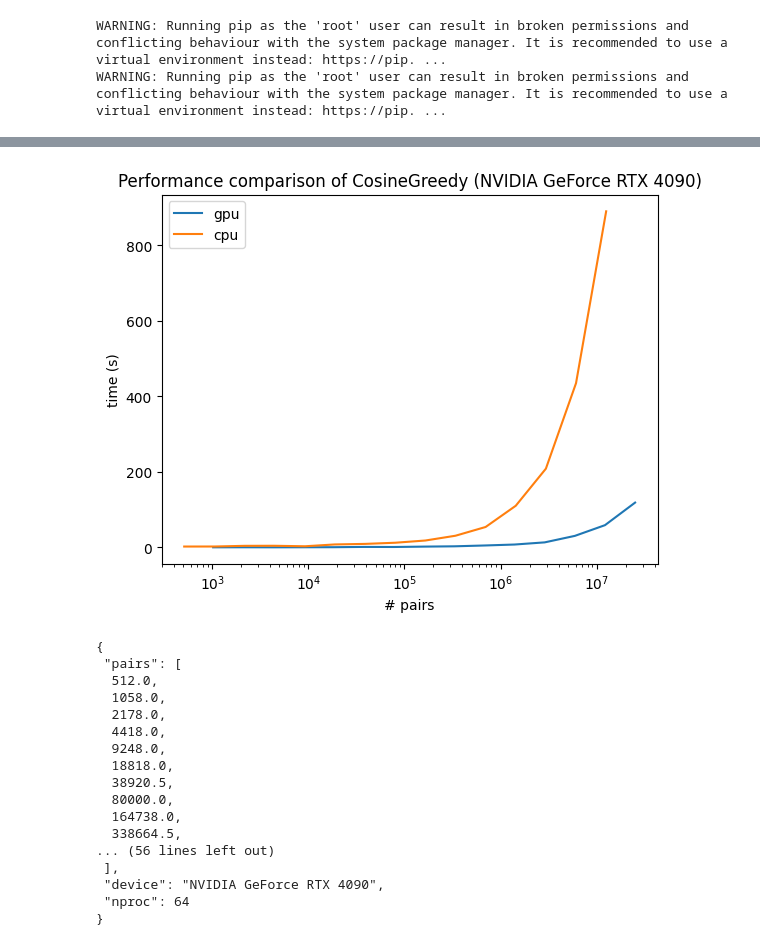
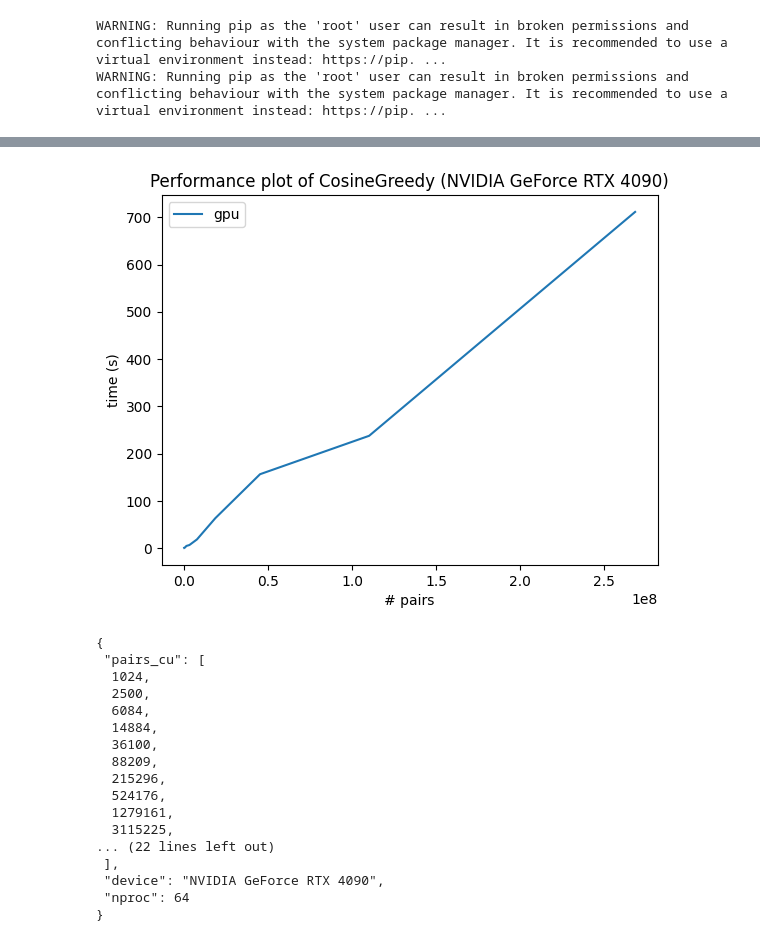
Before and after one commit to tornikeo/cosine-similarity, a Jupyter notebook: notebooks/performance/default_params_on_rtx4090.ipynb, the cells around one changed output, grey strips where cells are left out. Saved outputs shown, nothing was run; the diff lists cells and outputs as text; code cells hidden in the pictures.

```diff
--- a/notebooks/performance/default_params_on_rtx4090.ipynb
+++ b/notebooks/performance/default_params_on_rtx4090.ipynb
@@ -15,13 +15,7 @@ spectra_file = 'ALL_GNPS.pickle'
 chunk_sizes_min = 32
 
 # Maximum size
-chunk_sizes_max = 5_000
-
-# Minimum size
-chunk_sizes_min_cu = 32
-
-# Maximum size
-chunk_sizes_max_cu = 5_000
+chunk_sizes_max = 16_384
 
 # how many points to evaluate (in logspace) between min and max
 num_evals = 15
@@ -30,7 +24,7 @@ num_evals = 15
 max_peaks = 1024
 
 # optimal batch size is hardware-dependent, but usually the best number is the largest the hardware can handle (without an OOM error)
-batch_size = 2048
+batch_size = 4096
 
 # Hardware matters! These results are only repeatable using this GPU (shown as an output)
 ! nvidia-smi -L
@@ -61,18 +55,6 @@ from cudams.utils import download
 from joblib import Parallel, delayed
 from matchms.filtering import default_filters, normalize_intensities, reduce_to_number_of_peaks
 from matchms.importing import load_from_mgf
-from cudams.utils import get_device_name_as_str, mute_stdout
+from cudams.utils import mute_stdout
 
-# with mute_stdout():
-#     fpath = download(spectra_file)
-#     def parse_spectrum(spectrum):
-#         spectrum = default_filters(spectrum)
-#         spectrum = reduce_to_number_of_peaks(spectrum, n_max=max_peaks)
-#         spectrum = normalize_intensities(spectrum)
-#         return spectrum
-#     spectra = tuple(spe for _, spe in zip(range(chunk_sizes_max_cu), load_from_mgf(fpath)) )
-#     spectra = Parallel(-1)(delayed(parse_spectrum)(spec) for spec in tqdm(spectra))
-#     spectra = [spe for spe in spectra if spe is not None]
 spectra = pickle.load(open(download(spectra_file),'rb'))
-# Cut off unneeded spectra, save memory
-spectra = spectra[:max(chunk_sizes_max, chunk_sizes_max_cu)]
@@ -109,8 +63,8 @@ from cudams.similarity import CudaCosineGreedy
 
 np.random.seed(42)
 chunk_sizes_cu = np.round(np.logspace(
-    np.log2(chunk_sizes_min_cu),
-    np.log2(chunk_sizes_max_cu),
+    np.log2(chunk_sizes_min),
+    np.log2(chunk_sizes_max),
     num=num_evals,
     base=2,
     endpoint=True)
@@ -128,9 +82,8 @@ kernel.matrix(spectra[:64], spectra[:64])
 # We avoid parallel here, since we only have one GPU, after all.
 for chunk_size in tqdm(chunk_sizes_cu):
     chunk_size = min(len(spectra), chunk_size) # We might run out of spectra
-    # Don't do symmetric, as it's not implemented (or necessary)
-    references = np.random.choice(spectra, size=chunk_size, replace=False)
-    queries = np.random.choice(spectra, size=chunk_size, replace=False)
+    references = spectra[:chunk_size]
+    queries = references # Pairwise
     with Timer() as timer:
         kernel.matrix(references, queries)
     times_cu.append(timer.duration)
@@ -138,20 +100,16 @@ for chunk_size in tqdm(chunk_sizes_cu):
 # %%
-
-plt.semilogx(pairs_cu, times_cu, label='gpu')
-plt.semilogx(pairs, times, label='cpu')
-plt.title(f"Performance comparison of CosineGreedy ({torch.cuda.get_device_name()})")
+plt.plot(pairs_cu, times_cu, label='gpu')
+plt.title(f"Performance plot of CosineGreedy ({torch.cuda.get_device_name()})")
 plt.xlabel("# pairs")
 plt.ylabel("time (s)")
 plt.legend()
 plt.show()
 # %% [output]
-[figure, old version]
+[figure, new version]
 # %%
 import json, os
 
 benchmark_summary = dict(
-        pairs=pairs,
-        times=times,
         pairs_cu=pairs_cu,
         times_cu=times_cu,
         device=torch.cuda.get_device_name(),
@@ -160,18 +118,18 @@ benchmark_summary = dict(
 print(json.dumps(benchmark_summary,indent=1))
 # %% [output]
 {
- "pairs": [
-  512.0,
-  1058.0,
-  2178.0,
-  4418.0,
-  9248.0,
-  18818.0,
-  38920.5,
-  80000.0,
-  164738.0,
-  338664.5,
-... (56 lines left out)
+ "pairs_cu": [
+  1024,
+  2500,
+  6084,
+  14884,
+  36100,
+  88209,
+  215296,
+  524176,
+  1279161,
+  3115225,
+... (22 lines left out)
  ],
  "device": "NVIDIA GeForce RTX 4090",
  "nproc": 64
```
Also changed, not shown: parts of 3 cells of this notebook, 2 other files.
